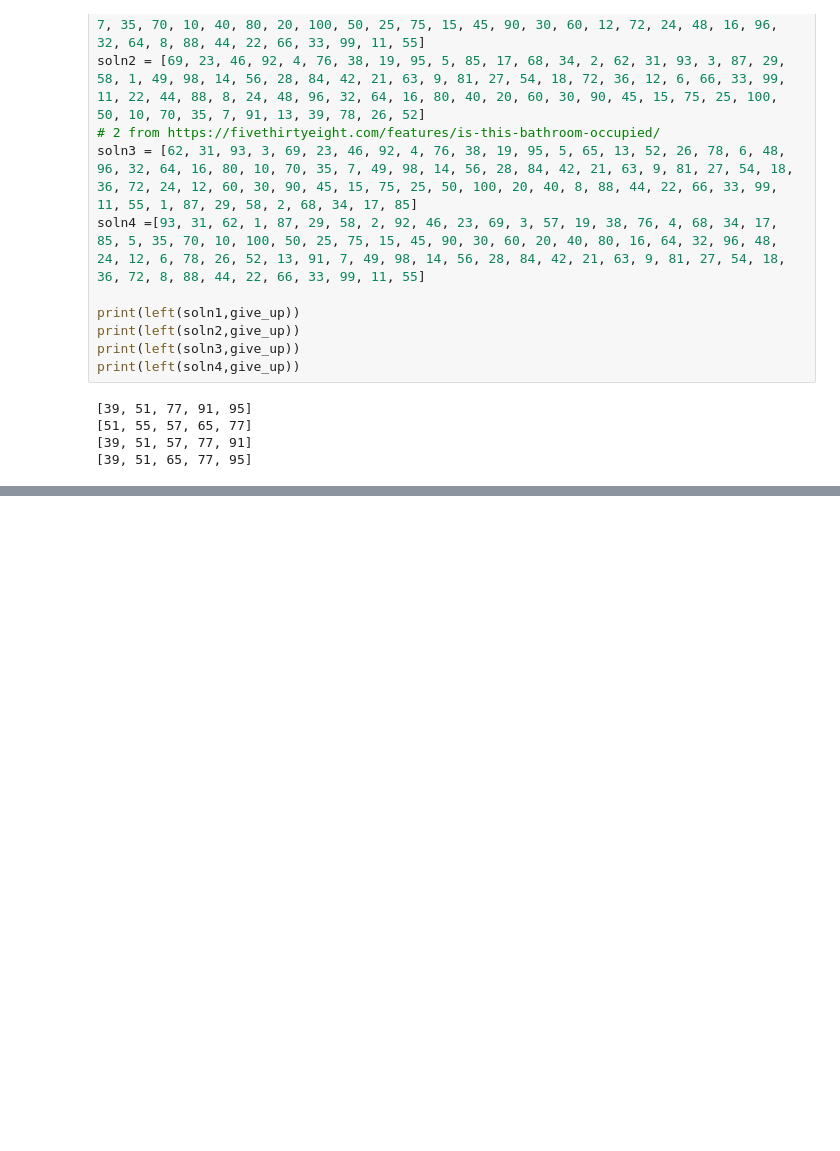
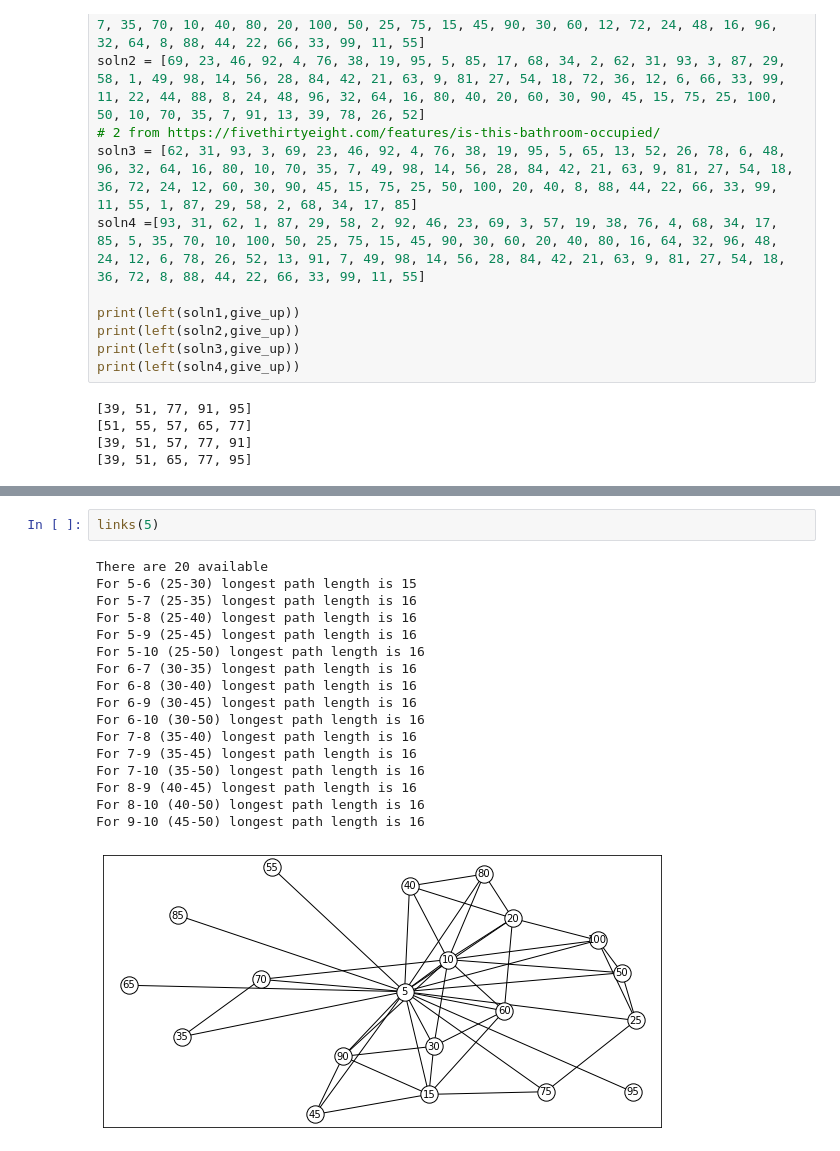
Before and after one commit to gowen100/Jane-Street-Solutions, a Jupyter notebook: 2014_07_ChainReaction.ipynb, the cells around one changed output, grey strips where cells are left out. Cells and saved outputs as stored; diff of their text form; blank space fills up the shorter version.

```diff
--- a/2014_07_ChainReaction.ipynb
+++ b/2014_07_ChainReaction.ipynb
@@ -275,0 +281,20 @@ Adding 7 uses 10 of the 14 available. Start: 91 End: 98. Miss [35, 49, 70, 77]
+# %%
+links(5)
+# %% [output]
+There are 20 available
+For 5-6 (25-30) longest path length is 15
+For 5-7 (25-35) longest path length is 16
+For 5-8 (25-40) longest path length is 16
+For 5-9 (25-45) longest path length is 16
+For 5-10 (25-50) longest path length is 16
+For 6-7 (30-35) longest path length is 16
+For 6-8 (30-40) longest path length is 16
+For 6-9 (30-45) longest path length is 16
+For 6-10 (30-50) longest path length is 16
+For 7-8 (35-40) longest path length is 16
+For 7-9 (35-45) longest path length is 16
+For 7-10 (35-50) longest path length is 16
+For 8-9 (40-45) longest path length is 16
+For 8-10 (40-50) longest path length is 16
+For 9-10 (45-50) longest path length is 16
+[figure, added]
```
Also changed, not shown: parts of 9 cells of this notebook.
